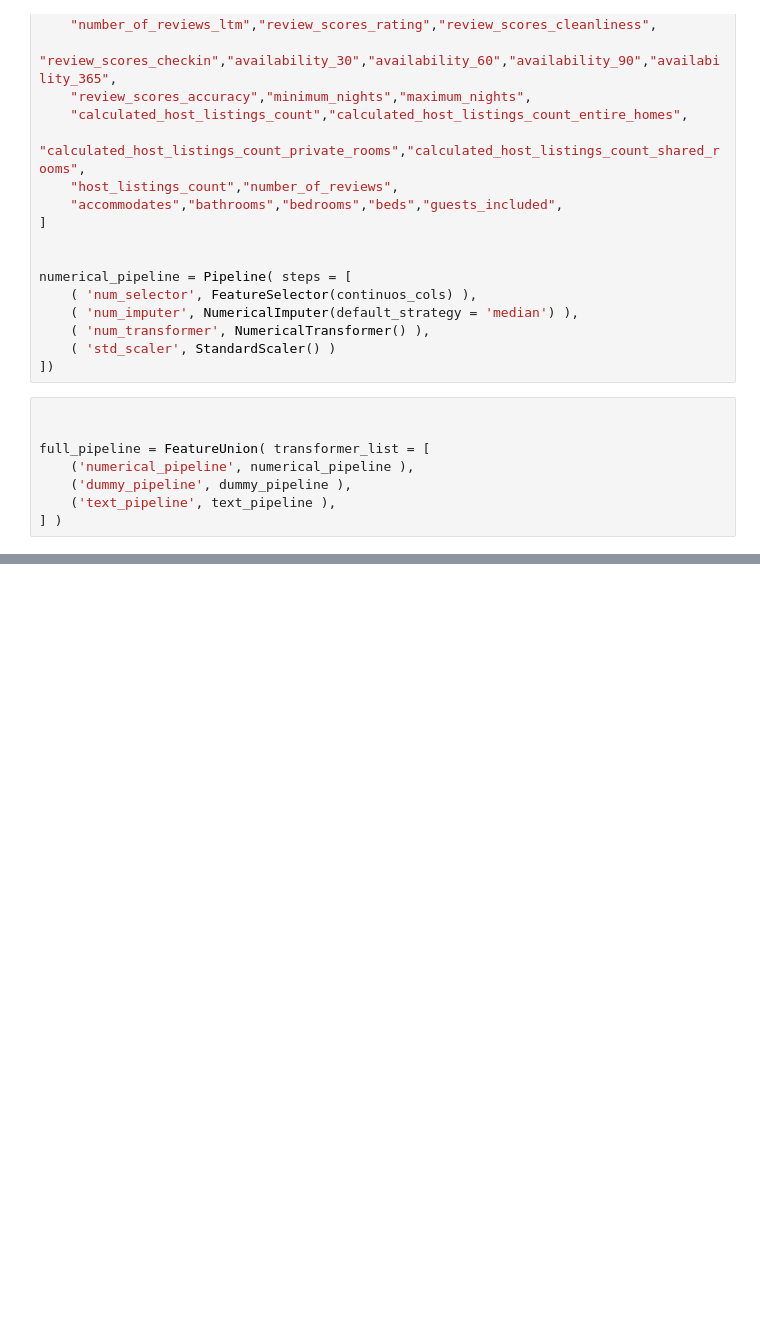
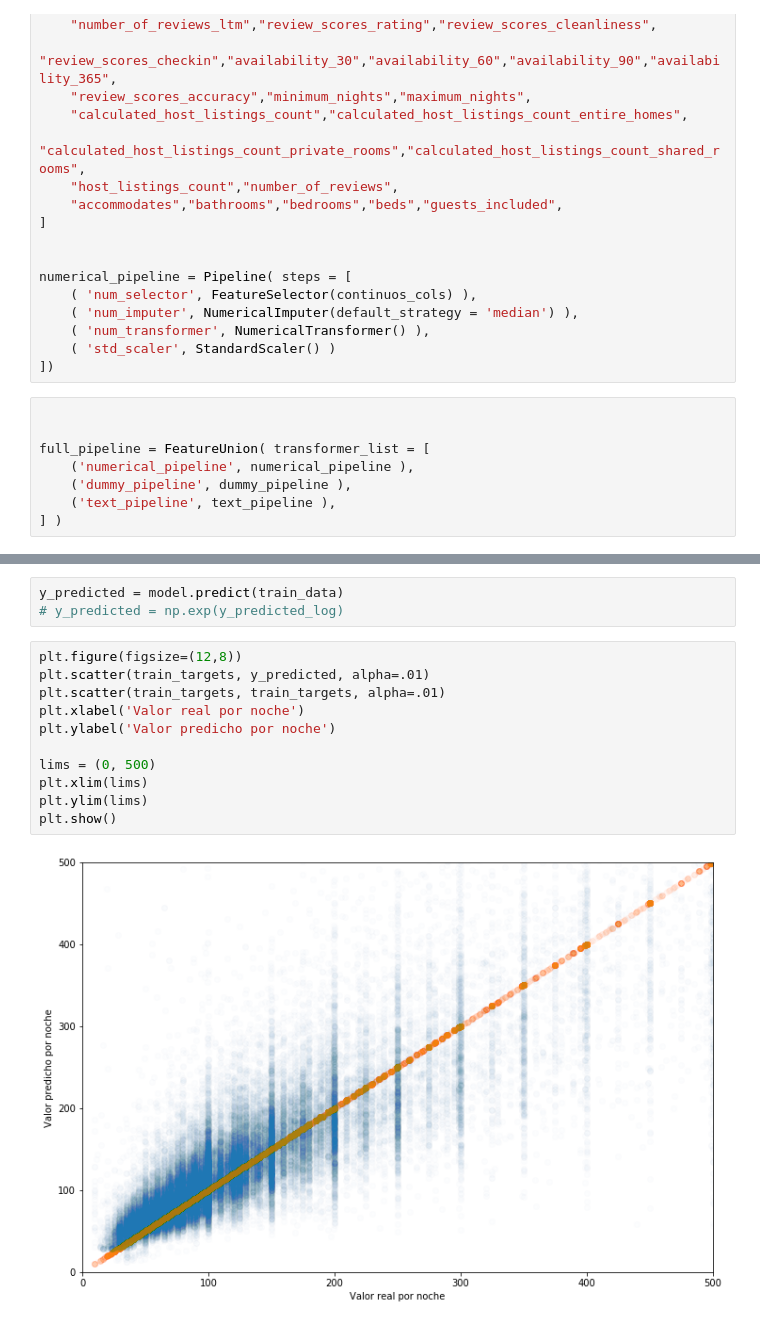
Before and after one commit to matiasngf/keras-airbnb-prediction, a Jupyter notebook: notebooks/preprocess_dataframe.ipynb, the cells around one changed output, grey strips where cells are left out. Cells and saved outputs as stored; diff of their text form; blank space fills up the shorter version.

```diff
--- a/notebooks/preprocess_dataframe.ipynb
+++ b/notebooks/preprocess_dataframe.ipynb
@@ -502,0 +591,16 @@ history.history['mae'][-1]
+# %%
+y_predicted = model.predict(train_data)
+# y_predicted = np.exp(y_predicted_log)
+# %%
+plt.figure(figsize=(12,8))
+plt.scatter(train_targets, y_predicted, alpha=.01)
+plt.scatter(train_targets, train_targets, alpha=.01)
+plt.xlabel('Valor real por noche')
+plt.ylabel('Valor predicho por noche')
+
+lims = (0, 500)
+plt.xlim(lims)
+plt.ylim(lims)
+plt.show()
+# %% [output]
+[figure, added]
```
Also changed, not shown: parts of 19 cells of this notebook, 2 other files.
